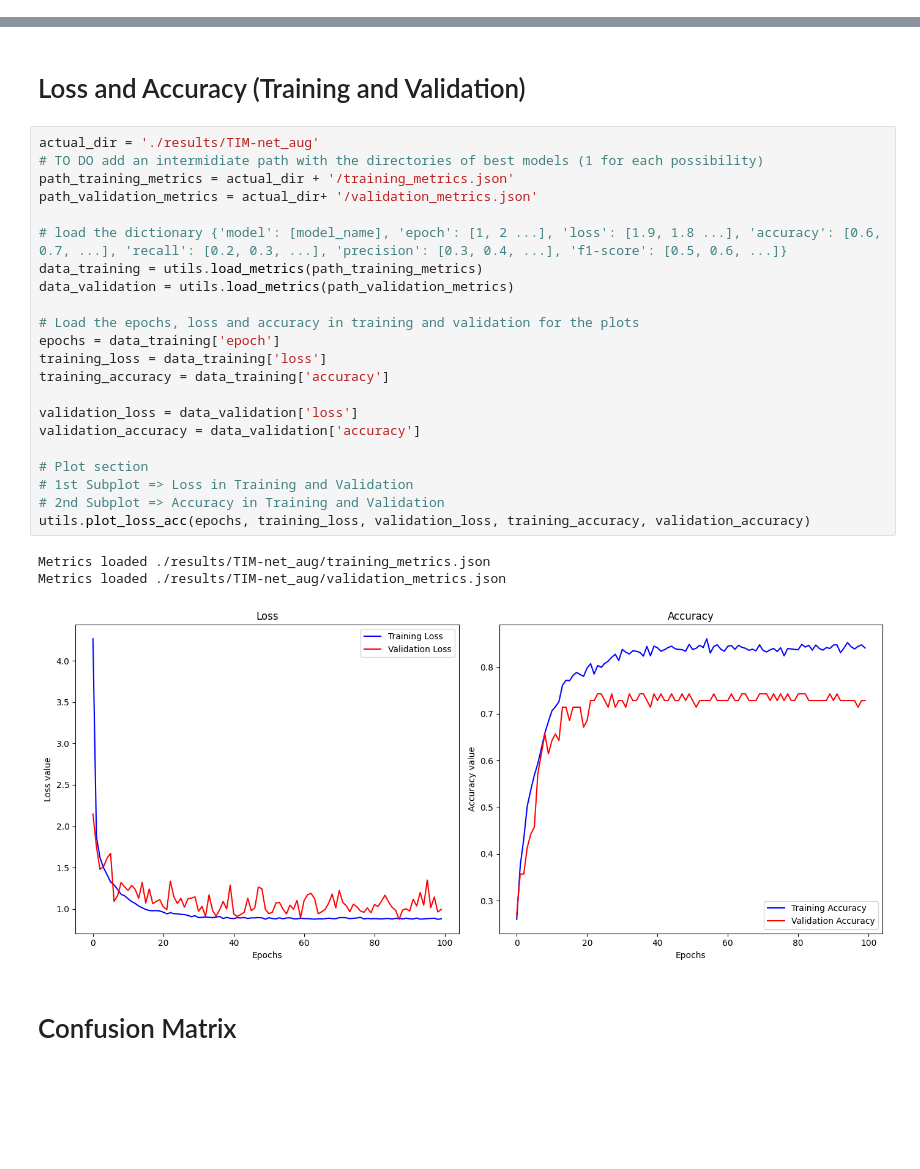
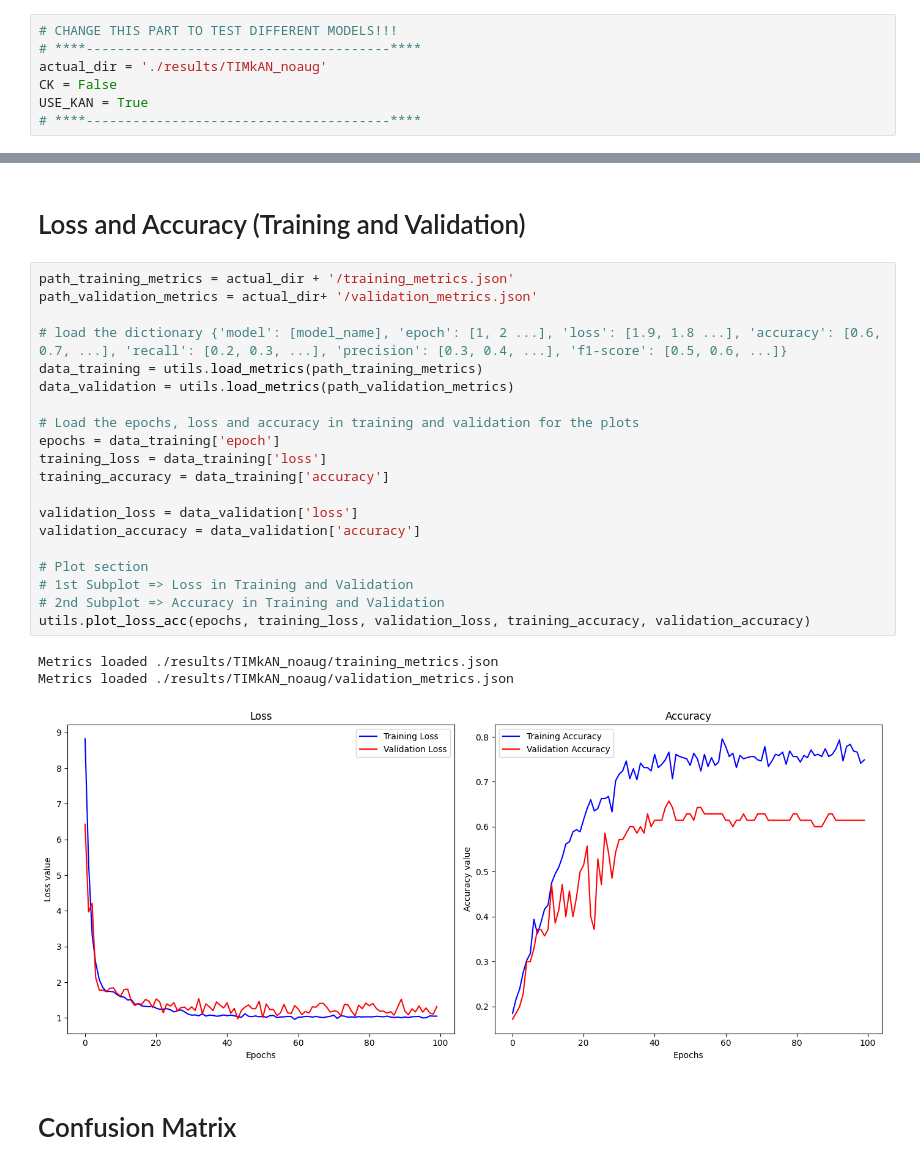
Before and after one commit to cybernetic-m/nn-project, a Jupyter notebook: notebook_results.ipynb, the cells around one changed output, grey strips where cells are left out. Saved outputs shown, nothing was run; the diff lists cells and outputs as text; blank space fills up the shorter version.

Commit message:
results

```diff
--- a/notebook_results.ipynb
+++ b/notebook_results.ipynb
@@ -2,6 +2,13 @@
 # Notebook of the results
 # %% [markdown]
 # Initialization
+# %%
+# CHANGE THIS PART TO TEST DIFFERENT MODELS!!!
+# ****---------------------------------------****
+actual_dir = './results/TIMkAN_noaug'
+CK = False
+USE_KAN = True
+# ****---------------------------------------****
 # %%
 from hydra import initialize, compose
 from hydra.core.global_hydra import GlobalHydra
@@ -165,31 +166,29 @@ Metrics saved: /Users/cyber_m/Desktop/Neural Network/nn-project/testing/TIM_test
 # %% [markdown]
 # Loss and Accuracy (Training and Validation)
 # %%
-actual_dir = './results/TIM-net_aug'
-# TO DO add an intermidiate path with the directories of best models (1 for each possibility)
 path_training_metrics = actual_dir + '/training_metrics.json'
 path_validation_metrics = actual_dir+ '/validation_metrics.json'
 
 # load the dictionary {'model': [model_name], 'epoch': [1, 2 ...], 'loss': [1.9, 1.8 ...], 'accuracy': [0.6, 0.7, ...], 'recall': [0.2, 0.3, ...], 'precision': [0.3, 0.4, ...], 'f1-score': [0.5, 0.6, ...]}
 data_training = utils.load_metrics(path_training_metrics)
 data_validation = utils.load_metrics(path_validation_metrics)
 
 # Load the epochs, loss and accuracy in training and validation for the plots
 epochs = data_training['epoch']
 training_loss = data_training['loss']
 training_accuracy = data_training['accuracy']
 
 validation_loss = data_validation['loss']
 validation_accuracy = data_validation['accuracy']
 
 # Plot section
 # 1st Subplot => Loss in Training and Validation
 # 2nd Subplot => Accuracy in Training and Validation
 utils.plot_loss_acc(epochs, training_loss, validation_loss, training_accuracy, validation_accuracy)
 # %% [output]
-Metrics loaded ./results/TIM-net_aug/training_metrics.json
-Metrics loaded ./results/TIM-net_aug/validation_metrics.json
+Metrics loaded ./results/TIMkAN_noaug/training_metrics.json
+Metrics loaded ./results/TIMkAN_noaug/validation_metrics.json
-[figure, old version]
+[figure, new version]
 # %% [markdown]
 # Confusion Matrix
 # %%
```
Also changed, not shown: parts of 4 cells of this notebook, 34 other files.
